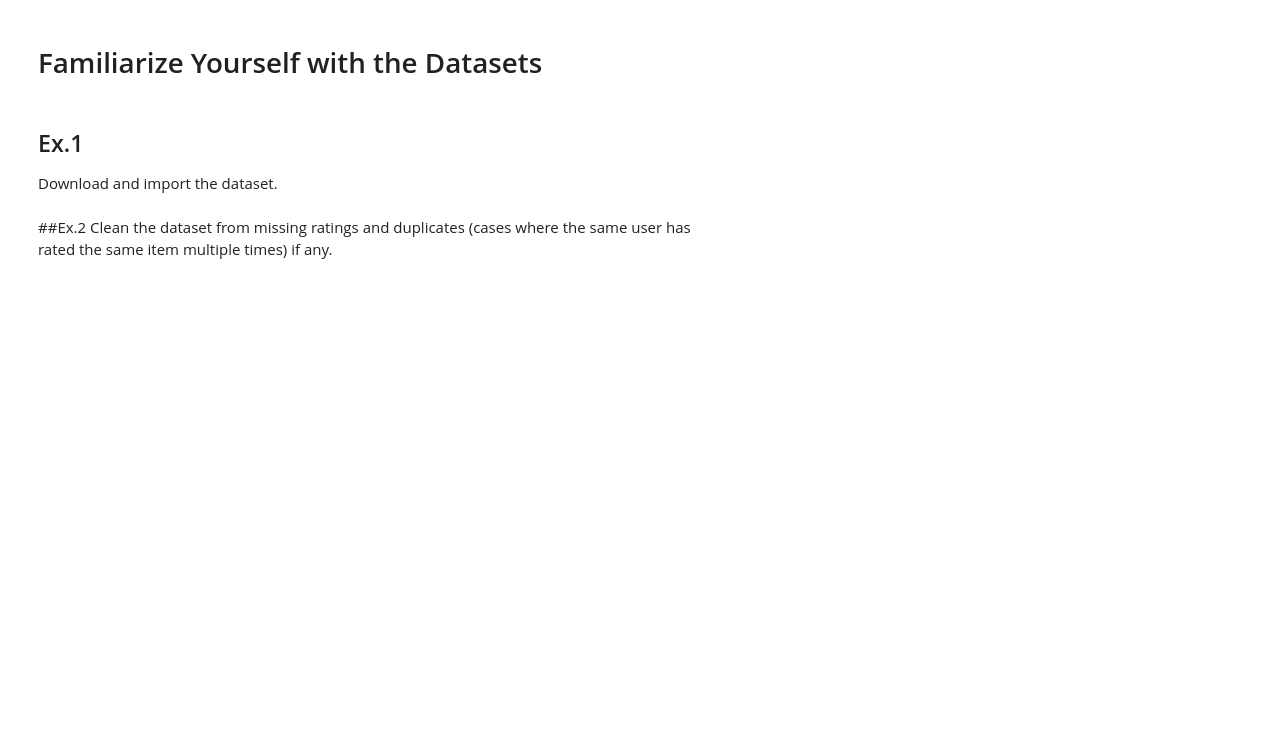
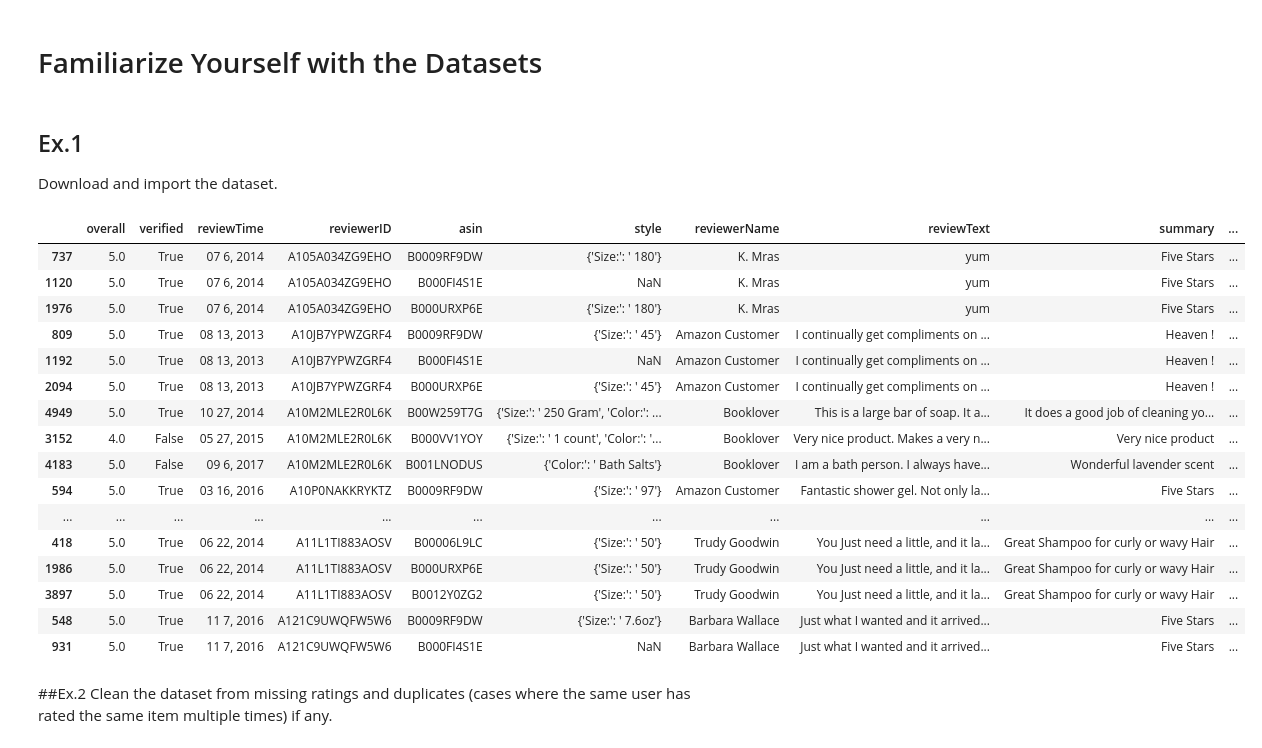
Before and after one commit to vlr112/WebScicence_FinalProject, a Jupyter notebook: labs/session_1/my_test.ipynb, the cells around one changed output. Saved outputs shown, nothing was run; the diff lists cells and outputs as text; code cells hidden in the pictures; blank space fills up the shorter version.

```diff
--- a/Copy_of_parse_and_clean_meta_data.ipynb
+++ b/labs/session_1/my_test.ipynb
@@ -100,6 +102,26 @@ software = Data(df_software)
 pre_test = software.pre_test()
 train = software.get_train()
 test = software.get_test()
+# %%
+train.head(30)
+# %% [output]
+|  | overall | verified | reviewTime | reviewerID | asin | style | reviewerName | reviewText | summary | ... |
+| 737 | 5.0 | True | 07 6, 2014 | A105A034ZG9EHO | B0009RF9DW | {'Size:': ' 180'} | K. Mras | yum | Five Stars | ... |
+| 1120 | 5.0 | True | 07 6, 2014 | A105A034ZG9EHO | B000FI4S1E | NaN | K. Mras | yum | Five Stars | ... |
+| 1976 | 5.0 | True | 07 6, 2014 | A105A034ZG9EHO | B000URXP6E | {'Size:': ' 180'} | K. Mras | yum | Five Stars | ... |
+| 809 | 5.0 | True | 08 13, 2013 | A10JB7YPWZGRF4 | B0009RF9DW | {'Size:': ' 45'} | Amazon Customer | I continually get compliments on ... | Heaven ! | ... |
+| 1192 | 5.0 | True | 08 13, 2013 | A10JB7YPWZGRF4 | B000FI4S1E | NaN | Amazon Customer | I continually get compliments on ... | Heaven ! | ... |
+| 2094 | 5.0 | True | 08 13, 2013 | A10JB7YPWZGRF4 | B000URXP6E | {'Size:': ' 45'} | Amazon Customer | I continually get compliments on ... | Heaven ! | ... |
+| 4949 | 5.0 | True | 10 27, 2014 | A10M2MLE2R0L6K | B00W259T7G | {'Size:': ' 250 Gram', 'Color:': ... | Booklover | This is a large bar of soap. It a... | It does a good job of cleaning yo... | ... |
+| 3152 | 4.0 | False | 05 27, 2015 | A10M2MLE2R0L6K | B000VV1YOY | {'Size:': ' 1 count', 'Color:': '... | Booklover | Very nice product. Makes a very n... | Very nice product | ... |
+| 4183 | 5.0 | False | 09 6, 2017 | A10M2MLE2R0L6K | B001LNODUS | {'Color:': ' Bath Salts'} | Booklover | I am a bath person. I always have... | Wonderful lavender scent | ... |
+| 594 | 5.0 | True | 03 16, 2016 | A10P0NAKKRYKTZ | B0009RF9DW | {'Size:': ' 97'} | Amazon Customer | Fantastic shower gel. Not only la... | Five Stars | ... |
+| ... | ... | ... | ... | ... | ... | ... | ... | ... | ... | ... |
+| 418 | 5.0 | True | 06 22, 2014 | A11L1TI883AOSV | B00006L9LC | {'Size:': ' 50'} | Trudy Goodwin | You Just need a little, and it la... | Great Shampoo for curly or wavy Hair | ... |
+| 1986 | 5.0 | True | 06 22, 2014 | A11L1TI883AOSV | B000URXP6E | {'Size:': ' 50'} | Trudy Goodwin | You Just need a little, and it la... | Great Shampoo for curly or wavy Hair | ... |
+| 3897 | 5.0 | True | 06 22, 2014 | A11L1TI883AOSV | B0012Y0ZG2 | {'Size:': ' 50'} | Trudy Goodwin | You Just need a little, and it la... | Great Shampoo for curly or wavy Hair | ... |
+| 548 | 5.0 | True | 11 7, 2016 | A121C9UWQFW5W6 | B0009RF9DW | {'Size:': ' 7.6oz'} | Barbara Wallace | Just what I wanted and it arrived... | Five Stars | ... |
+| 931 | 5.0 | True | 11 7, 2016 | A121C9UWQFW5W6 | B000FI4S1E | NaN | Barbara Wallace | Just what I wanted and it arrived... | Five Stars | ... |
 # %% [markdown]
 ##Ex.2
 Clean the dataset from missing ratings and duplicates (cases where the same user has rated the same item multiple times) if any.
```
Also changed, not shown: parts of 17 cells of this notebook, 8 other files.
